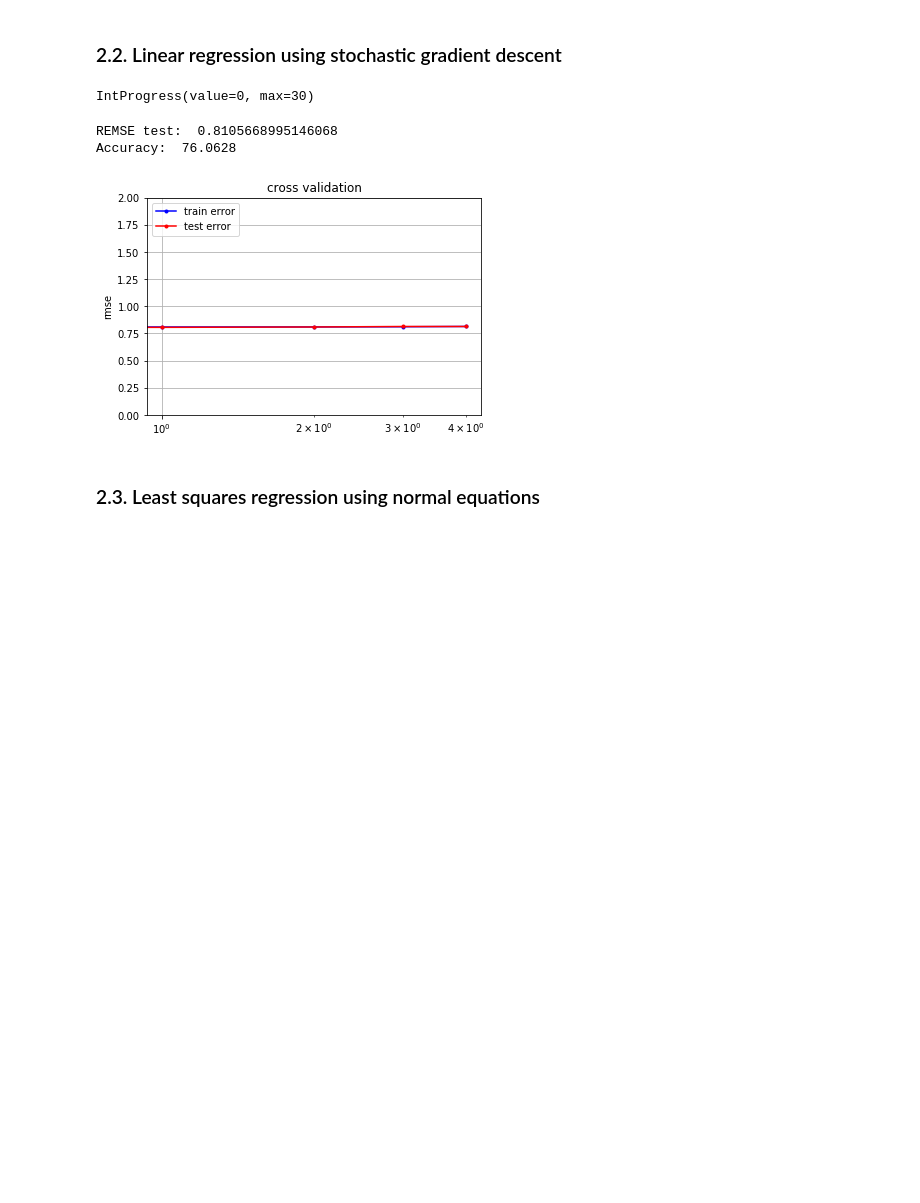
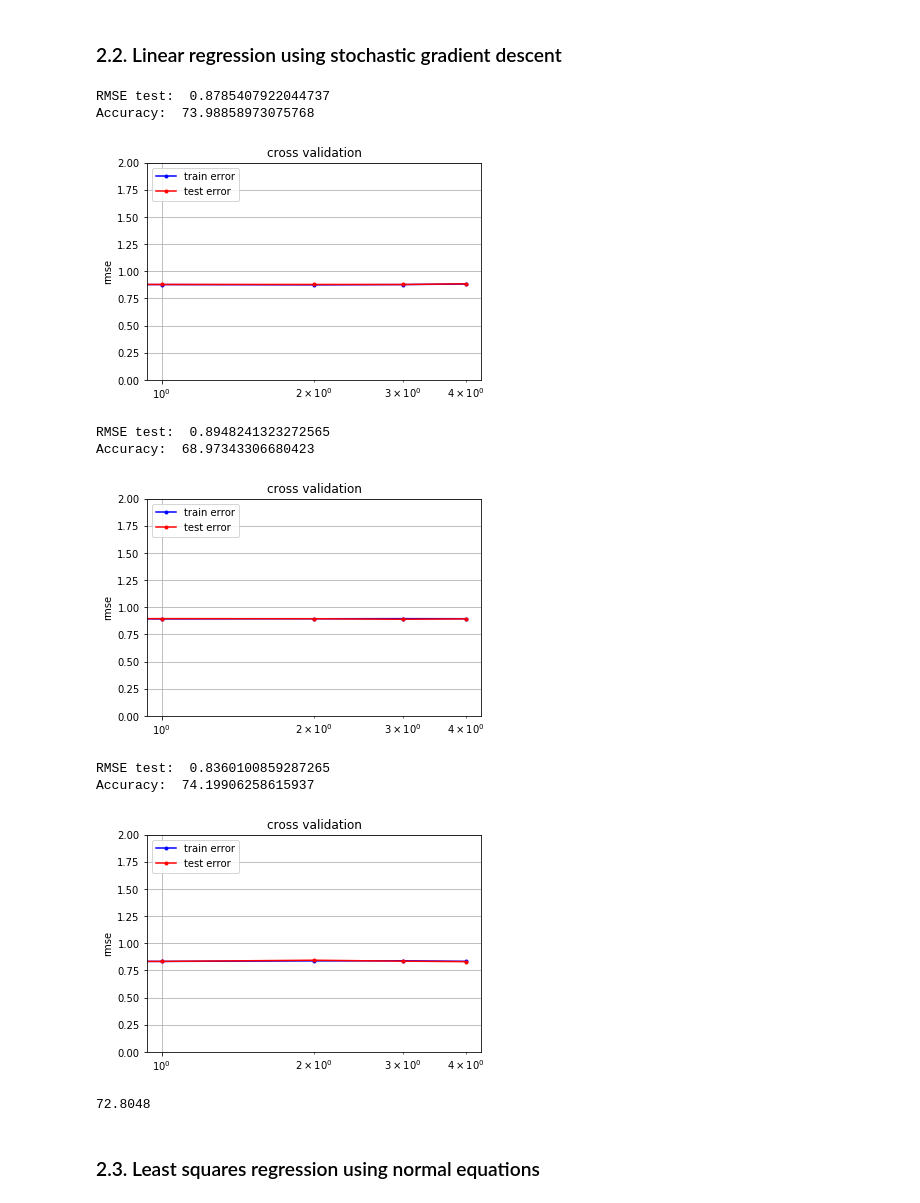
Before and after one commit to dpetresc/ML_Project, a Jupyter notebook: project.ipynb, the cells around one changed output. Drawn from its saved outputs; the diff is of its cells as text; code cells hidden in the pictures; blank space fills up the shorter version.

```diff
--- a/project.ipynb
+++ b/project.ipynb
@@ -48,12 +70,28 @@ Accuracy:  76.4212
 # %%
 gamma = 0.01
 max_iters = 500
-cross_validation_demo(y, X, least_squares_SGD, initial_w=inital_w, max_iters=max_iters, gamma=gamma)
+weights = []
+for i in range(len(dict_mask_jets_train)):
+    gamma = 0.01
+    max_iters = 500
+    inital_w = np.zeros(X[i].shape[1])
+    w = cross_validation_demo(y[dict_mask_jets_train[i]], X[i], least_squares_SGD, initial_w=inital_w, max_iters=max_iters, gamma=gamma)
+    weights.append(w)
 # %% [output]
-IntProgress(value=0, max=30)
+RMSE test:  0.8785407922044737
+Accuracy:  73.98858973075768
+[figure, new version]
-REMSE test:  0.8105668995146068
-Accuracy:  76.0628
+RMSE test:  0.8948241323272565
+Accuracy:  68.97343306680423
-[figure, old version]
+[figure, added]
+RMSE test:  0.8360100859287265
+Accuracy:  74.19906258615937
+[figure, added]
+# %%
+accuracy = find_accuracy_linear(y, X, dict_mask_jets_train, weights)
+print(accuracy)
+# %% [output]
+72.8048
 # %% [markdown]
 ### 2.3. Least squares regression using normal equations
 # %%
```
Also changed, not shown: parts of 16 cells of this notebook, 19 other files.
